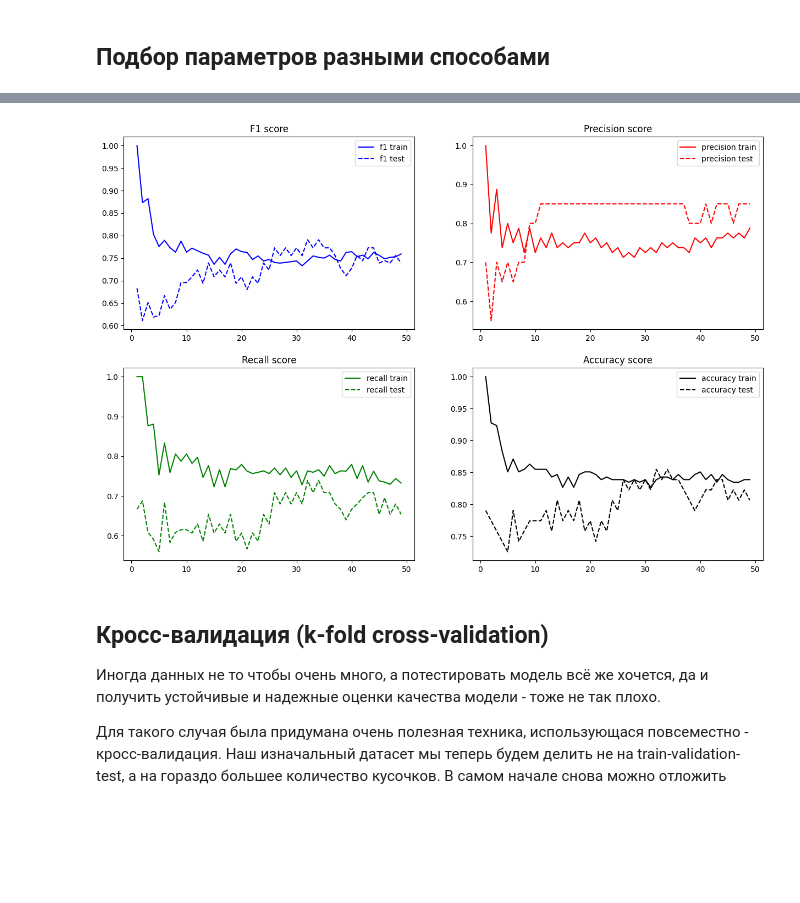
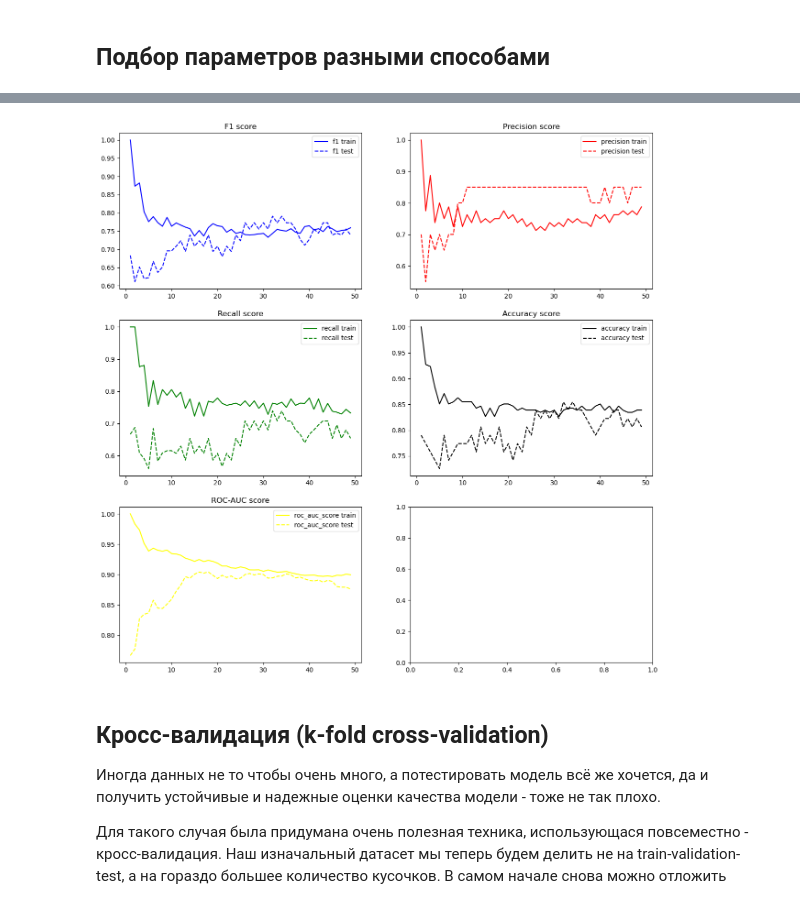
Before and after one commit to emazurenko/otus-ml-professional, a Jupyter notebook: lessons/03_Classifier_CV_Metrics/EDA.ipynb, the cells around one changed output, grey strips where cells are left out. Cells and saved outputs as stored; diff of their text form; code cells hidden in the pictures; blank space fills up the shorter version.

```diff
--- a/lessons/03_Classifier_CV_Metrics/EDA.ipynb
+++ b/lessons/03_Classifier_CV_Metrics/EDA.ipynb
@@ -281,12 +288,16 @@ precision_score_train = []
 precision_score_test = []
 recall_score_train = []
 recall_score_test = []
+roc_auc_score_score_train = []
+roc_auc_score_score_test = []
 
 for k in neighbors:
     knn = KNeighborsClassifier(n_neighbors=k)
     knn.fit(X_train_scaled, y_train)
     y_pred = knn.predict(X_test_scaled)
     y_pred_train = knn.predict(X_train_scaled)
+    y_pred_proba = knn.predict_proba(X_test_scaled)
+    y_pred_train_proba = knn.predict_proba(X_train_scaled)
     f1_score_train.append(f1_score(y_pred_train, y_train))
     f1_score_test.append(f1_score(y_pred, y_test))
 
@@ -299,6 +310,12 @@ for k in neighbors:
     recall_score_train.append(recall_score(y_pred_train, y_train))
     recall_score_test.append(recall_score(y_pred, y_test))
 
+    roc_auc_score_score_train.append(roc_auc_score(y_train, y_pred_train_proba[:,1] ))
+    roc_auc_score_score_test.append(roc_auc_score(y_test, y_pred_proba[:,1]))
+
+    #roc_auc_score_score_train.append(roc_auc_score(y_train, y_pred_train))
+    #roc_auc_score_score_test.append(roc_auc_score(y_test, y_pred))
+
 plt.rcParams["figure.figsize"] = (16,10)
 plt.plot(neighbors, f1_score_train, color='blue', label='f1 train')
 plt.plot(neighbors, f1_score_test, color='blue', linestyle='-.', label='f1 test')
@@ -308,7 +325,10 @@ plt.plot(neighbors, precision_score_train, color='green', label='precision train
 plt.plot(neighbors, precision_score_test, color='green', linestyle='-.', label='precision test')
 plt.plot(neighbors, recall_score_train, color='orange', label='recall train')
 plt.plot(neighbors, recall_score_test, color='orange', linestyle='-.', label='recall test')
+plt.plot(neighbors, roc_auc_score_score_train, color='yellow', label='roc_auc_score train')
+plt.plot(neighbors, roc_auc_score_score_test, color='yellow', linestyle='-.', label='roc_auc_score test')
 
-plt.title("Max test quality: {:.3f}\nBest k: {}".format(max(f1_score_test), np.argmax(f1_score_test)+1))
+plt.title("Max test quality F1: {:.3f}, Best k: {}".format(max(f1_score_test), np.argmax(f1_score_test)+1) + "\n" +
+          "Max test quality ROC-AUC: {:.3f}, Best k: {}".format(max(roc_auc_score_score_test), np.argmax(roc_auc_score_score_test)+1))
 plt.legend();
 # %% [output]
@@ -316,29 +356,34 @@ plt.legend();
 # %%
-fig, axs = plt.subplots(2, 2, figsize=(15, 10))
+fig, axs = plt.subplots(3, 2, figsize=(15, 15))
 
 axs[0, 0].plot(neighbors, f1_score_train, color='blue', label='f1 train')
 axs[0, 0].plot(neighbors, f1_score_test, color='blue', linestyle='dashed', label='f1 test')
 axs[0, 0].legend()
 axs[0, 0].set_title('F1 score')
 
 axs[0, 1].plot(neighbors, precision_score_train, color='red', label='precision train')
 axs[0, 1].plot(neighbors, precision_score_test, color='red', linestyle='dashed', label='precision test')
 axs[0, 1].legend()
 axs[0, 1].set_title('Precision score')
 
 axs[1, 0].plot(neighbors, recall_score_train, color='green', label='recall train')
 axs[1, 0].plot(neighbors, recall_score_test, color='green', linestyle='dashed', label='recall test')
 axs[1, 0].legend()
 axs[1, 0].set_title('Recall score')
 
 axs[1, 1].plot(neighbors, accuracy_score_train, color='black', label='accuracy train')
 axs[1, 1].plot(neighbors, accuracy_score_test, color='black', linestyle='dashed', label='accuracy test')
 axs[1, 1].legend()
 axs[1, 1].set_title('Accuracy score')
 
+axs[2, 0].plot(neighbors, roc_auc_score_score_train, color='yellow', label='roc_auc_score train')
+axs[2, 0].plot(neighbors, roc_auc_score_score_test, color='yellow', linestyle='dashed', label='roc_auc_score test')
+axs[2, 0].legend()
+axs[2, 0].set_title('ROC-AUC score')
+
 plt.show()
 # %% [output]
-[figure, old version]
+[figure, new version]
 # %% [markdown]
 ## Кросс-валидация (k-fold cross-validation)
 
```
Also changed, not shown: parts of 15 cells of this notebook, 2 other files.
